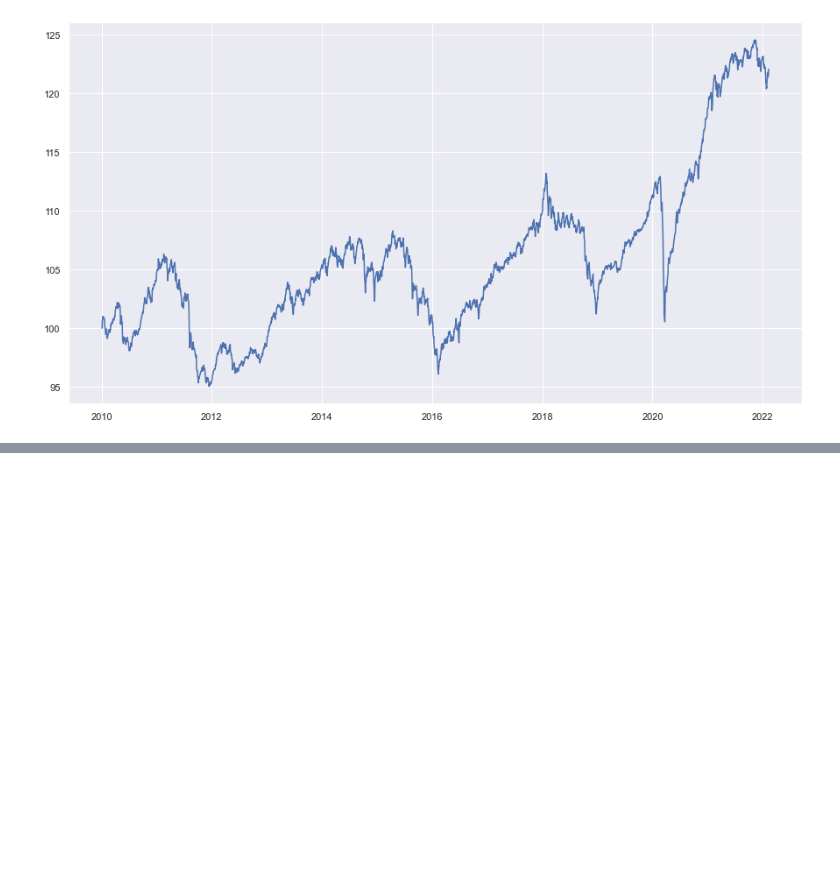
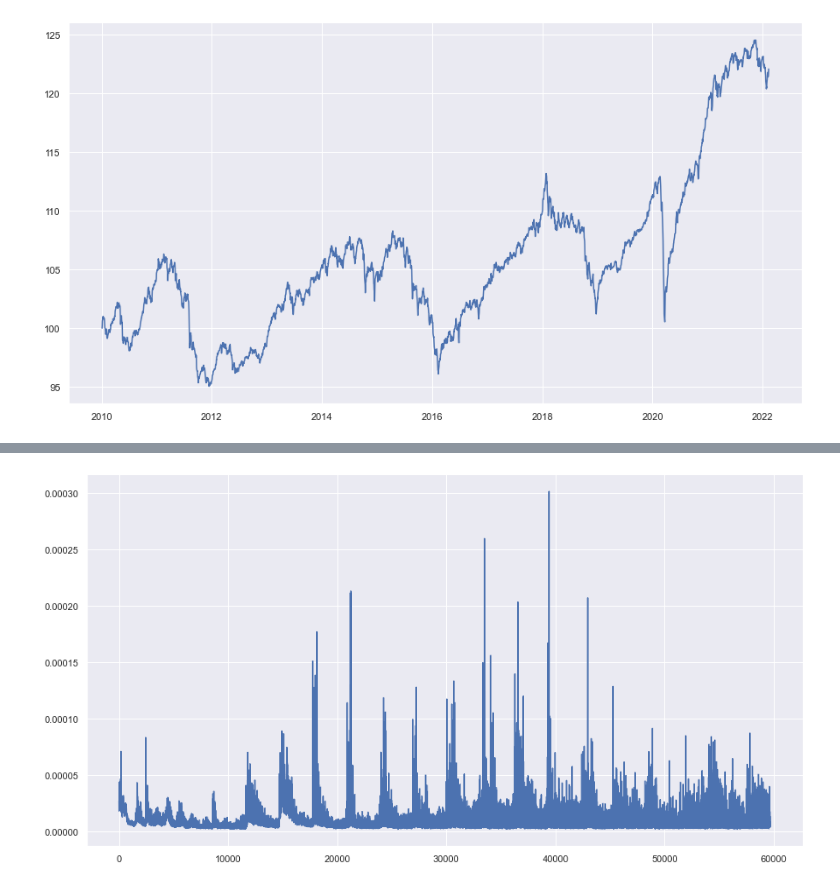
Before and after one commit to MikailINTech/DRL-for-Finance, a Jupyter notebook: drl_project_main.ipynb, the cells around one changed output, grey strips where cells are left out. Cells and saved outputs as stored; diff of their text form; code cells hidden in the pictures; blank space fills up the shorter version.

```diff
--- a/drl_project_main.ipynb
+++ b/drl_project_main.ipynb
@@ -125,0 +175,5 @@ weights_predicted.head()
+# %%
+plt.plot(range(len(agent.critic_losses)),agent.critic_losses)
+plt.show()
+# %% [output]
+[figure, added]
```
Also changed, not shown: parts of 23 cells of this notebook, 2 other files.
